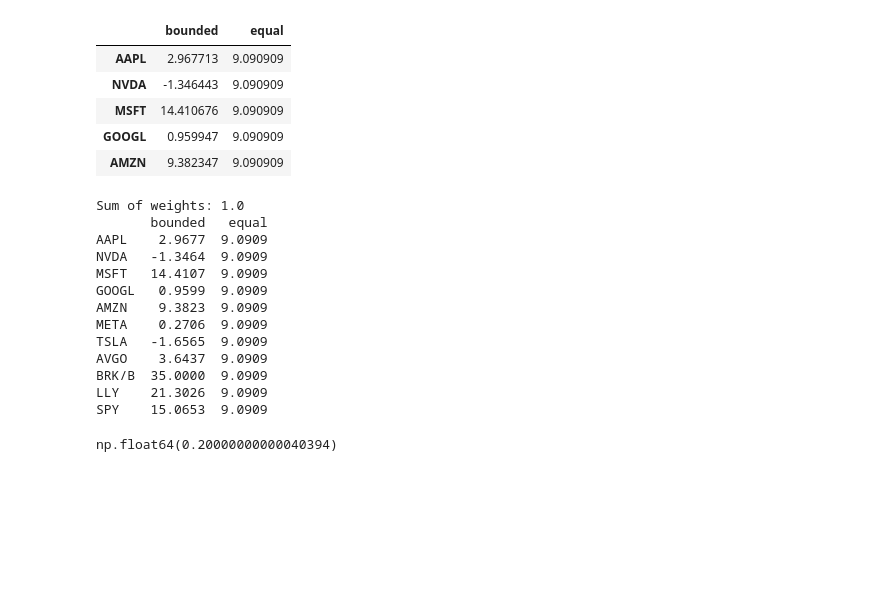
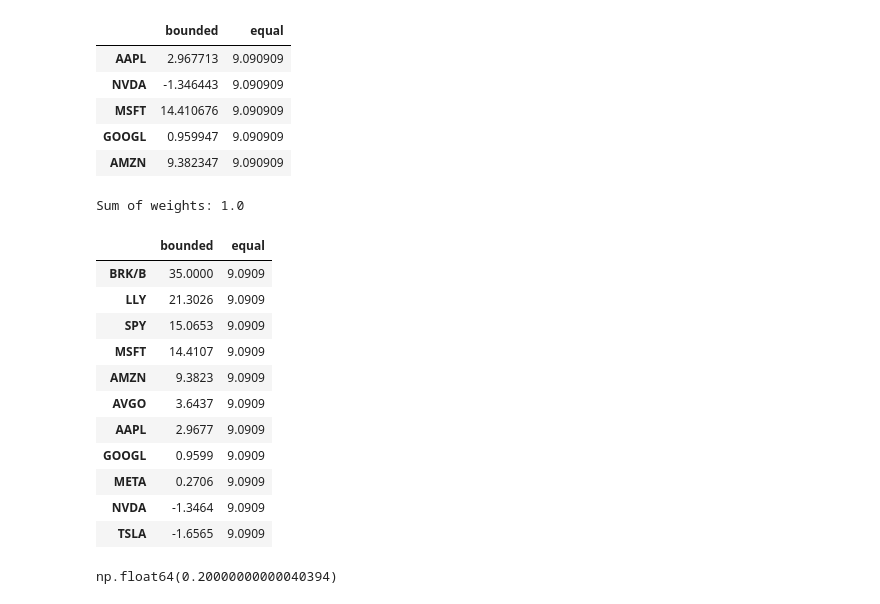
Before and after one commit to simonfromseoul/PRM-HW, a Jupyter notebook: hw2/jonny_constrained_opt.ipynb, the cells around one changed output. Saved outputs shown, nothing was run; the diff lists cells and outputs as text; code cells hidden in the pictures; blank space fills up the shorter version.

```diff
--- a/hw2/jonny_constrained_opt.ipynb
+++ b/hw2/jonny_constrained_opt.ipynb
@@ -216,21 +215,22 @@ wdf.head()
 | AMZN | 9.382347 | 9.090909 |
 # %%
 print(f"Sum of weights: {weights.sum()}")
-print(wdf.round(4))
+wdf = wdf.round(4)
+wdf.sort_values(by="bounded", ascending=False)
 # %% [output]
 Sum of weights: 1.0
-       bounded   equal
-AAPL    2.9677  9.0909
-NVDA   -1.3464  9.0909
-MSFT   14.4107  9.0909
-GOOGL   0.9599  9.0909
-AMZN    9.3823  9.0909
-META    0.2706  9.0909
-TSLA   -1.6565  9.0909
-AVGO    3.6437  9.0909
-BRK/B  35.0000  9.0909
-LLY    21.3026  9.0909
-SPY    15.0653  9.0909
+|  | bounded | equal |
+| BRK/B | 35.0000 | 9.0909 |
+| LLY | 21.3026 | 9.0909 |
+| SPY | 15.0653 | 9.0909 |
+| MSFT | 14.4107 | 9.0909 |
+| AMZN | 9.3823 | 9.0909 |
+| AVGO | 3.6437 | 9.0909 |
+| AAPL | 2.9677 | 9.0909 |
+| GOOGL | 0.9599 | 9.0909 |
+| META | 0.2706 | 9.0909 |
+| NVDA | -1.3464 | 9.0909 |
+| TSLA | -1.6565 | 9.0909 |
 # %%
 cmean
 # %% [output]
```
Also changed, not shown: parts of 6 cells of this notebook, 2 other files.
